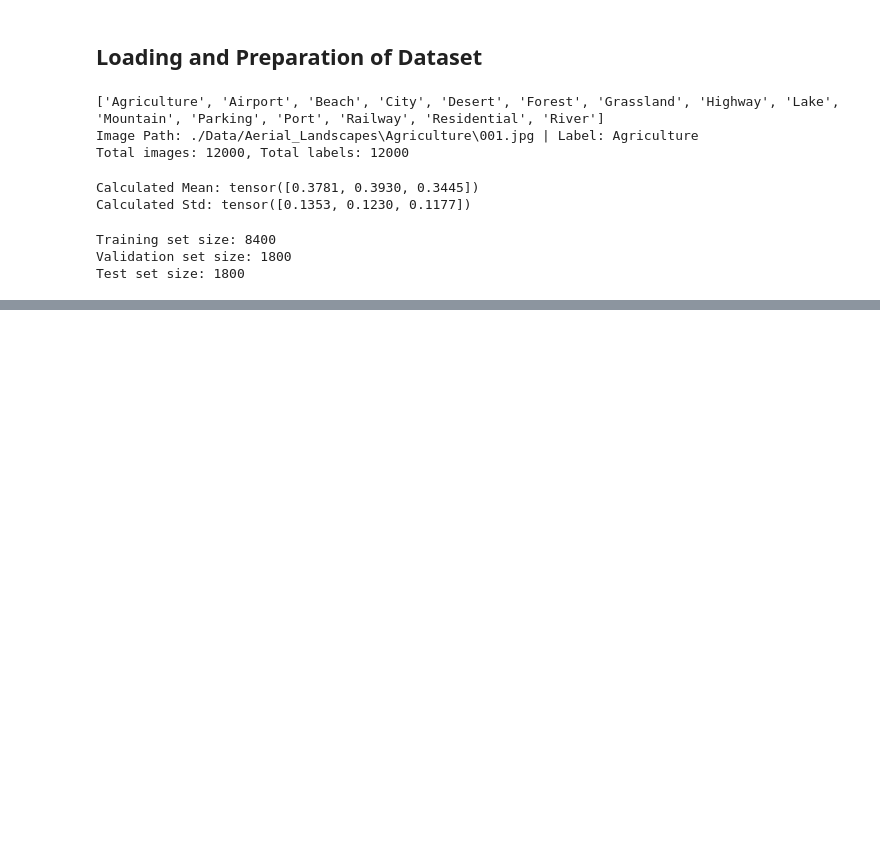
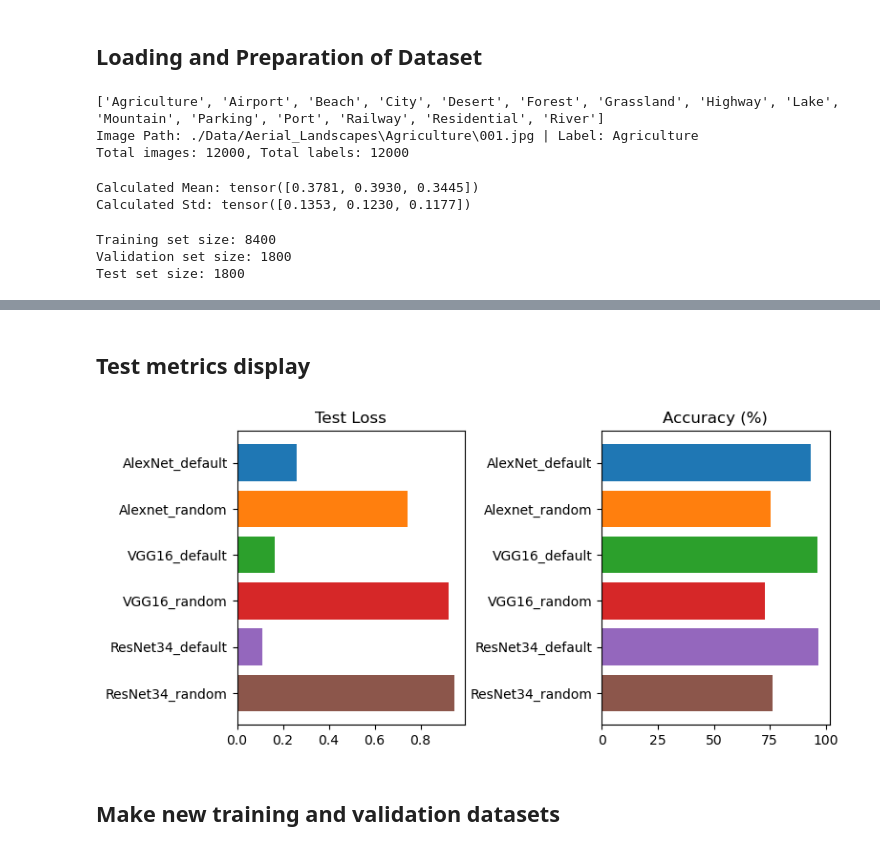
Before and after one commit to Pizzaman9988/Eksamen-Machine_Vision, a Jupyter notebook: Exam.ipynb, the cells around one changed output, grey strips where cells are left out. Cells and saved outputs as stored; diff of their text form; code cells hidden in the pictures; blank space fills up the shorter version.

```diff
--- a/Exam.ipynb
+++ b/Exam.ipynb
@@ -14,7 +19,7 @@ from sklearn.preprocessing import LabelEncoder
 # %%
 # Define dataset path and get folder names as labels
 data_path = "./Data/Aerial_Landscapes"
-labels = os.listdir(data_path)
+labels = categories = os.listdir(data_path)
 print(labels)
 image_paths = []
 image_labels = []
@@ -26,7 +31,7 @@ for label in labels:
         image_paths.append(os.path.join(folder_path, image_file))
         image_labels.append(label)
 
-# Print first image path and label
+# Print middle image path and label
 print(f'Image Path: {image_paths[0]} | Label: {image_labels[0]}')
 
 # Check if image_paths and image_labels are the same length
@@ -127,3 +128,7 @@ num_workers = 0 # I would choose perhaps 8 based on GPU capability, but only 0 w
+# %%
+# Hyperparameters
+batch_size = 64 # Lowered to 64 because of VGG16 memory usage
+num_workers = 0 # Must be 0 or else program freezes. Issue might be windows or jupyter notebook instead of .py file.
 # %%
 # Create dataloaders
 train_loader = DataLoader(train_dataset, batch_size=batch_size, shuffle=True, num_workers=num_workers, pin_memory=True)
@@ -311,0 +479,7 @@ plt.show()
+# %%
+Alex_default_test_loss, Alex_default_test_accuracy = perf_test("AlexNet_default.pth")
+Alex_random_test_loss, Alex_random_test_accuracy = perf_test("AlexNet_random.pth")
+VGG16_default_test_loss, VGG16_default_test_accuracy = perf_test("VGG16_default.pth")
+VGG16_random_test_loss, VGG16_random_test_accuracy = perf_test("VGG16_random.pth")
+ResNet34_default_test_loss, ResNet34_default_test_accuracy = perf_test("ResNet34_default.pth")
+ResNet34_random_test_loss, ResNet34_random_test_accuracy = perf_test("ResNet34_random.pth")
@@ -311,0 +493,29 @@ plt.show()
+# %% [markdown]
+## Test metrics display
+# %%
+fig, (ax1, ax2) = plt.subplots(1, 2, figsize=(8, 4))
+fig.subplots_adjust(wspace=0.6)
+
+ax1.set_title("Test Loss")
+ax1.invert_yaxis()
+ax1.barh('AlexNet_default', Alex_default_test_loss)
+ax1.barh('Alexnet_random', Alex_random_test_loss)
+ax1.barh('VGG16_default', VGG16_default_test_loss)
+ax1.barh('VGG16_random', VGG16_random_test_loss)
+ax1.barh('ResNet34_default', ResNet34_default_test_loss)
+ax1.barh('ResNet34_random', ResNet34_random_test_loss)
+
+ax2.set_title('Accuracy (%)')
+ax2.invert_yaxis()
+ax2.barh('AlexNet_default', Alex_default_test_accuracy)
+ax2.barh('Alexnet_random', Alex_random_test_accuracy)
+ax2.barh('VGG16_default', VGG16_default_test_accuracy)
+ax2.barh('VGG16_random', VGG16_random_test_accuracy)
+ax2.barh('ResNet34_default', ResNet34_default_test_accuracy)
+ax2.barh('ResNet34_random', ResNet34_random_test_accuracy)
+
+plt.show()
+# %% [output]
+[figure, added]
+# %% [markdown]
+## Make new training and validation datasets
```
Also changed, not shown: parts of 55 cells of this notebook, 12 other files.
